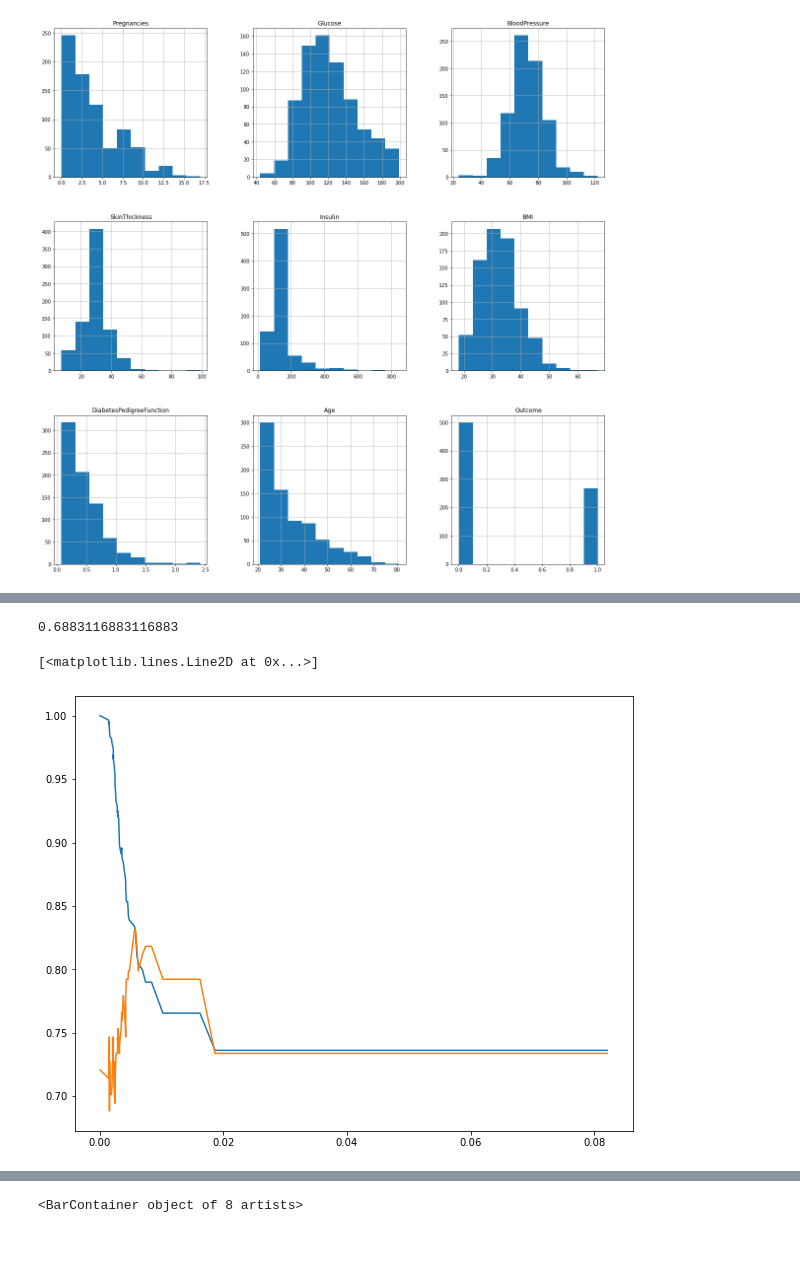
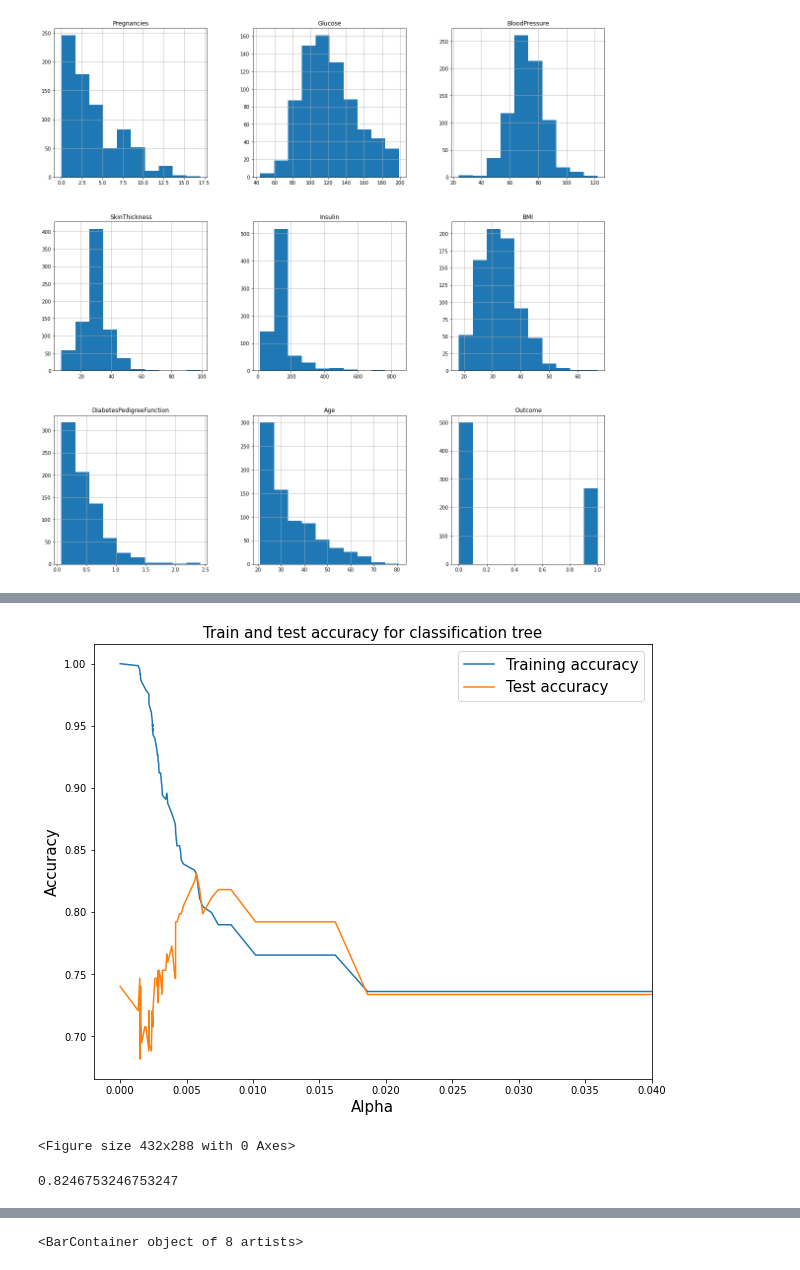
Before and after one commit to matteodales/-FYS-STK4155_Applied_Data_Analysis_and_Machine_Learning, a Jupyter notebook: project3/code/sklearn_analysis.ipynb, the cells around one changed output, grey strips where cells are left out. Cells and saved outputs as stored; diff of their text form; code cells hidden in the pictures; blank space fills up the shorter version.

```diff
--- a/project3/code/sklearn_analysis.ipynb
+++ b/project3/code/sklearn_analysis.ipynb
@@ -104,11 +111,6 @@ Adaboost accuracy: 0.7272727272727273
 from sklearn.tree import DecisionTreeClassifier
 
 dec_tree = DecisionTreeClassifier()
-# %%
-dec_tree = DecisionTreeClassifier()
-dec_tree.fit(X_train,y_train).score(X_test,y_test)
-# %% [output]
-0.6883116883116883
 # %%
 alphas = dec_tree.cost_complexity_pruning_path(X_train,y_train)['ccp_alphas']
 len_alphas = len(alphas)
@@ -127,13 +129,20 @@ best_alpha = alphas[np.argmax(test_err_dec_tree)]
 # %%
 fig = plt.figure(figsize = (10,8))
 plt.plot(alphas,train_err_dec_tree, label = 'Training accuracy')
 plt.plot(alphas,test_err_dec_tree, label = 'Test accuracy')
-# plt.legend()
-# plt.xtitle()
-# plt.ytitle()
-# plt.title()
-# plt.show()
-# plt.savefig()
+plt.legend(fontsize=15)
+plt.xlim((-0.002,0.04))
+plt.xlabel("Alpha", fontsize=15)
+plt.ylabel("Accuracy", fontsize=15)
+plt.title("Train and test accuracy for classification tree", fontsize=15)
+plt.show()
+#plt.savefig("Train and test accuracy for classification tree.png")
 # %% [output]
+[figure, new version]
-[<matplotlib.lines.Line2D at 0x...>]
+<Figure size 432x288 with 0 Axes>
-[figure, old version]
+# %%
+dec_tree.ccp_alpha = best_alpha
+dec_tree.fit(X_train,y_train)
+dec_tree.score(X_test,y_test)
+# %% [output]
+0.8246753246753247
```
Also changed, not shown: parts of 16 cells of this notebook, 2 other files.
